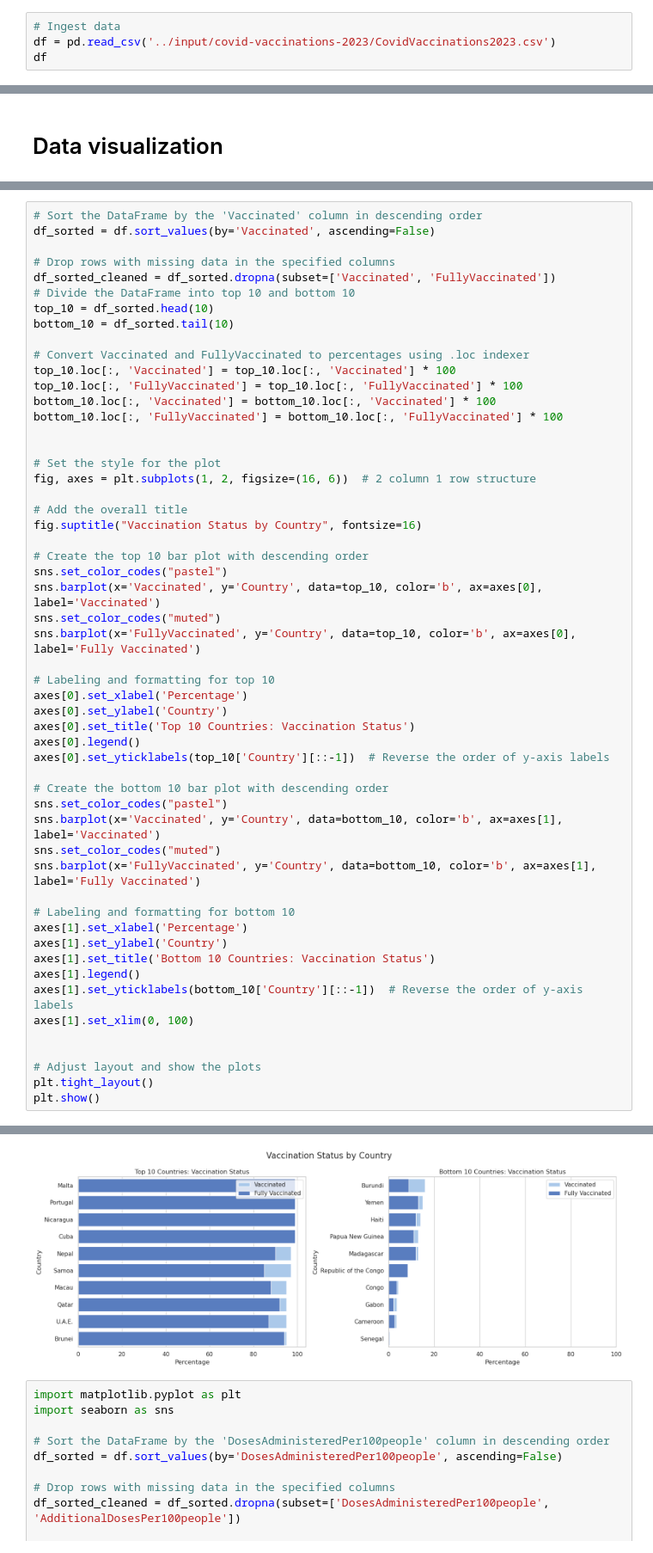
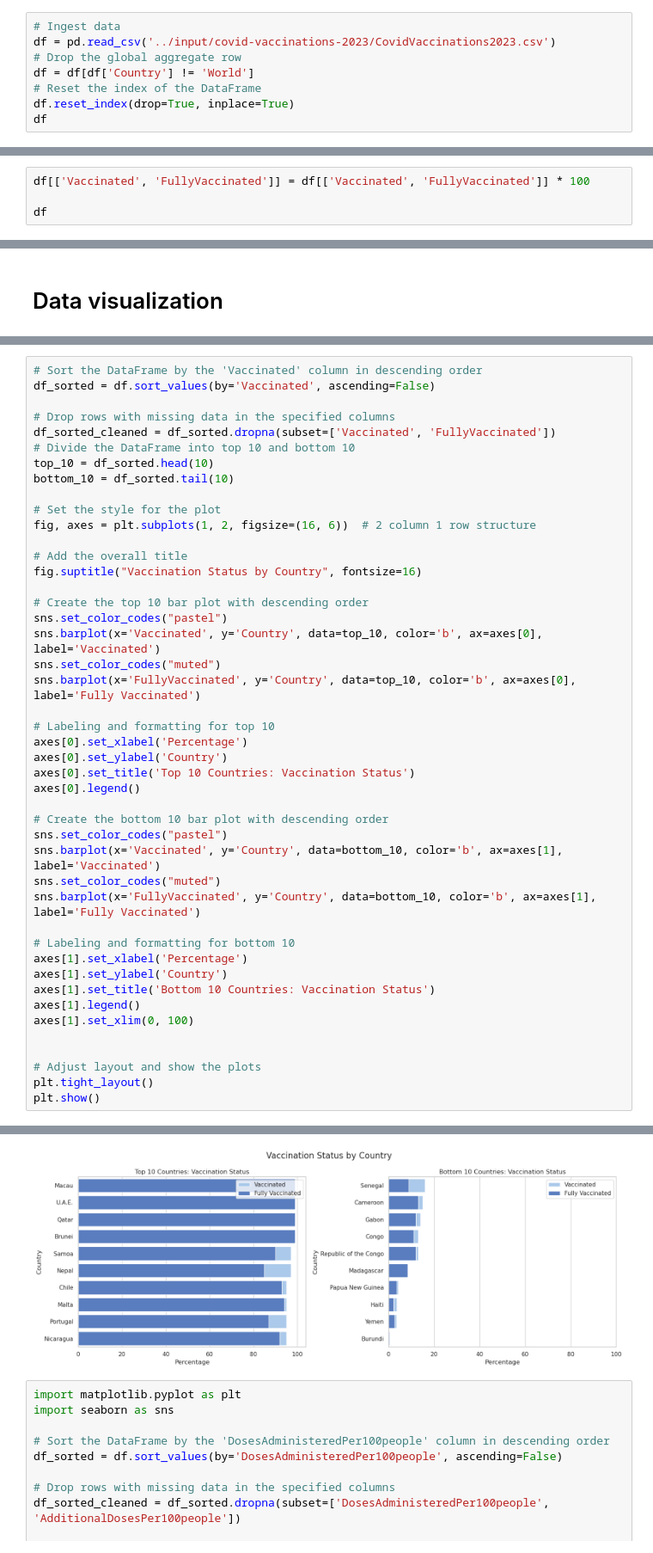
Before and after one commit to masud90/COVID-vacs-in-2023, a Jupyter notebook: state-of-covid-vaccinations-in-2023.ipynb, the cells around one changed output, grey strips where cells are left out. Shown at 86% size. Saved outputs shown, nothing was run; the diff lists cells and outputs as text.

```diff
--- a/state-of-covid-vaccinations-in-2023.ipynb
+++ b/state-of-covid-vaccinations-in-2023.ipynb
@@ -13,6 +13,10 @@ sns.set(style="whitegrid")
 # %%
 # Ingest data
 df = pd.read_csv('../input/covid-vaccinations-2023/CovidVaccinations2023.csv')
+# Drop the global aggregate row
+df = df[df['Country'] != 'World']
+# Reset the index of the DataFrame
+df.reset_index(drop=True, inplace=True)
 df
 # %% [output]
 |  | Country | Vaccinated | FullyVaccinated | AdditionalDosesPer100people | AdditionalDosesTotal | ... |
@@ -92,0 +97,4 @@ df
+# %%
+df[['Vaccinated', 'FullyVaccinated']] = df[['Vaccinated', 'FullyVaccinated']] * 100
+
+df
@@ -122,13 +156,6 @@ df_sorted_cleaned = df_sorted.dropna(subset=['Vaccinated', 'FullyVaccinated'])
 # Divide the DataFrame into top 10 and bottom 10
 top_10 = df_sorted.head(10)
 bottom_10 = df_sorted.tail(10)
-
-# Convert Vaccinated and FullyVaccinated to percentages using .loc indexer
-top_10.loc[:, 'Vaccinated'] = top_10.loc[:, 'Vaccinated'] * 100
-top_10.loc[:, 'FullyVaccinated'] = top_10.loc[:, 'FullyVaccinated'] * 100
-bottom_10.loc[:, 'Vaccinated'] = bottom_10.loc[:, 'Vaccinated'] * 100
-bottom_10.loc[:, 'FullyVaccinated'] = bottom_10.loc[:, 'FullyVaccinated'] * 100
-
 
 # Set the style for the plot
 fig, axes = plt.subplots(1, 2, figsize=(16, 6))  # 2 column 1 row structure
@@ -147,7 +174,6 @@ axes[0].set_xlabel('Percentage')
 axes[0].set_ylabel('Country')
 axes[0].set_title('Top 10 Countries: Vaccination Status')
 axes[0].legend()
-axes[0].set_yticklabels(top_10['Country'][::-1])  # Reverse the order of y-axis labels
 
 # Create the bottom 10 bar plot with descending order
 sns.set_color_codes("pastel")
@@ -160,7 +186,6 @@ axes[1].set_xlabel('Percentage')
 axes[1].set_ylabel('Country')
 axes[1].set_title('Bottom 10 Countries: Vaccination Status')
 axes[1].legend()
-axes[1].set_yticklabels(bottom_10['Country'][::-1])  # Reverse the order of y-axis labels
 axes[1].set_xlim(0, 100)
 
 
@@ -191,4 +196,4 @@ See the caveats in the documentation: https://pandas.pydata.org/pandas-docs/stab
-[figure, old version]
+[figure, new version]
 # %%
 import matplotlib.pyplot as plt
 import seaborn as sns
```
Also changed, not shown: parts of 11 cells of this notebook.
